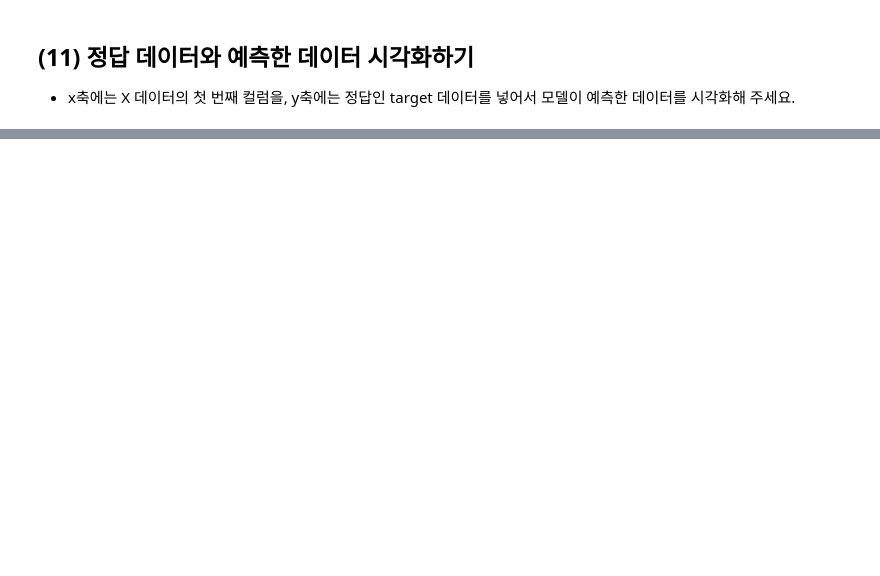
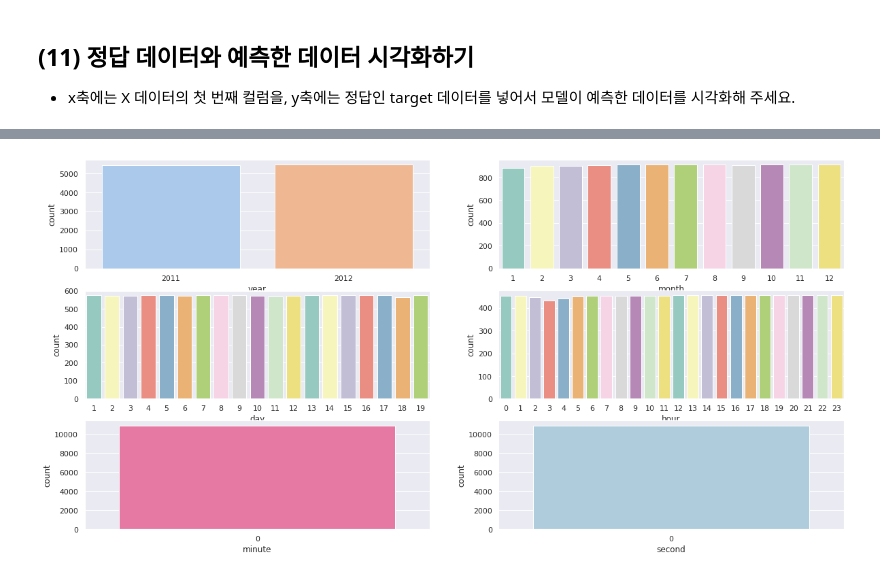
Before and after one commit to nanum9/AIFFEL_online2nd, a Jupyter notebook: [E-04]diabetes_bicycle.ipynb, the cells around one changed output, grey strips where cells are left out. Saved outputs shown, nothing was run; the diff lists cells and outputs as text; code cells hidden in the pictures; blank space fills up the shorter version.

```diff
--- a/[E-04]diabetes_bicycle.ipynb
+++ b/[E-04]diabetes_bicycle.ipynb
@@ -515,0 +614,12 @@ plt.show()
+# %%
+import datetime as dt
+
+train['datetime'] = pd.to_datetime(train['datetime'], format='%Y-%m-%d %H:%M:%S')
+
+train['year'] = pd.to_datetime(train['datetime']).dt.year
+train['month'] = pd.to_datetime(train['datetime']).dt.month
+train['day'] = pd.to_datetime(train['datetime']).dt.day
+train['hour'] = pd.to_datetime(train['datetime']).dt.hour
+train['minute'] = pd.to_datetime(train['datetime']).dt.minute
+train['second'] = pd.to_datetime(train['datetime']).dt.second
+train
@@ -515,0 +651,21 @@ plt.show()
+# %%
+fig = plt.figure(figsize=(20,10))
+sns.set(color_codes=True)
+
+ax01 = fig.add_subplot(3,2,1)
+ax02 = fig.add_subplot(3,2,2)
+ax03 = fig.add_subplot(3,2,3)
+ax04 = fig.add_subplot(3,2,4)
+ax05 = fig.add_subplot(3,2,5)
+ax06 = fig.add_subplot(3,2,6)
+
+sns.countplot(x='year', palette='pastel', data=train, ax=ax01)
+sns.countplot(x='month', palette='Set3', data=train, ax=ax02)
+sns.countplot(x='day', palette='Set3', data=train, ax=ax03)
+sns.countplot(x='hour', palette='Set3', data=train, ax=ax04)
+sns.countplot(x='minute', palette='RdPu', data=train, ax=ax05)
+sns.countplot(x='second', palette='Paired', data=train, ax=ax06)
+
+plt.show()
+# %% [output]
+[figure, added]
```
Also changed, not shown: parts of 46 cells of this notebook.
